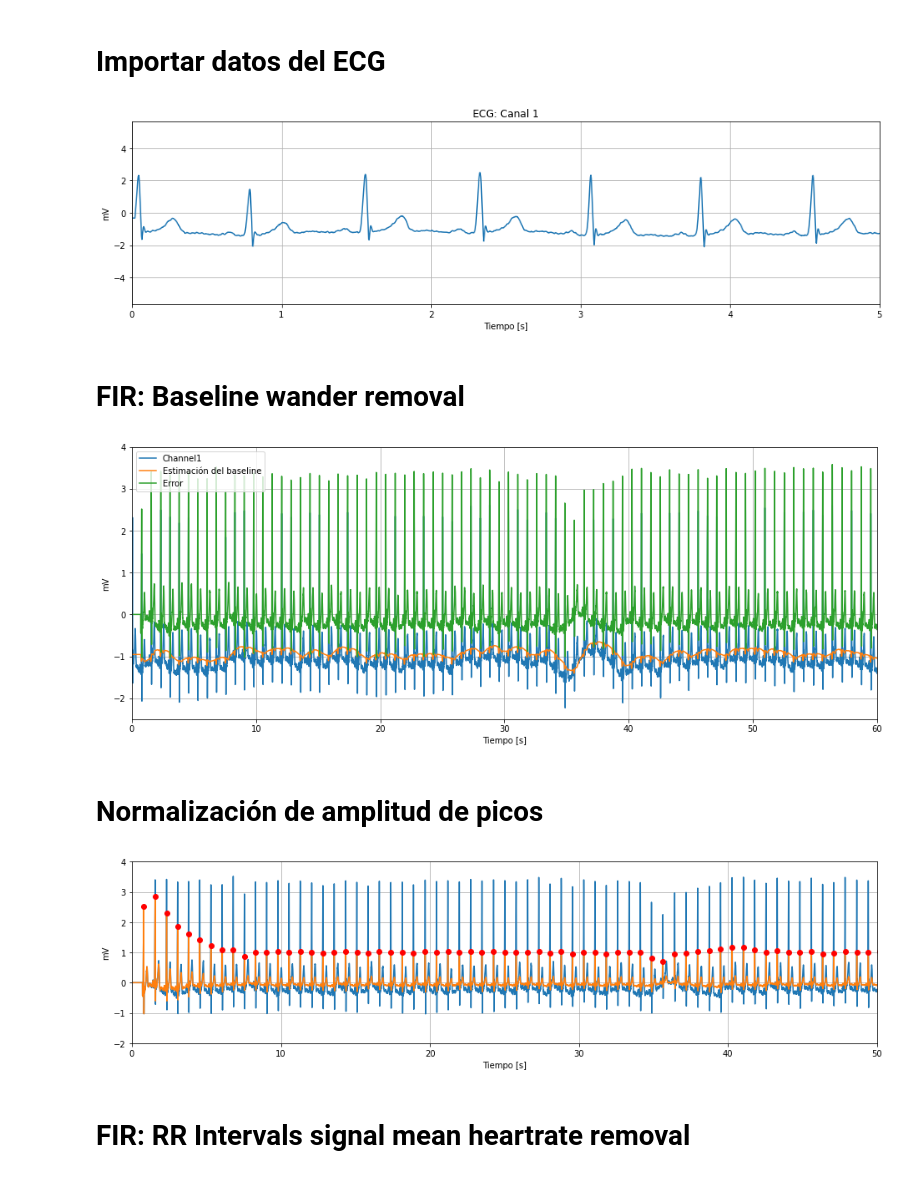
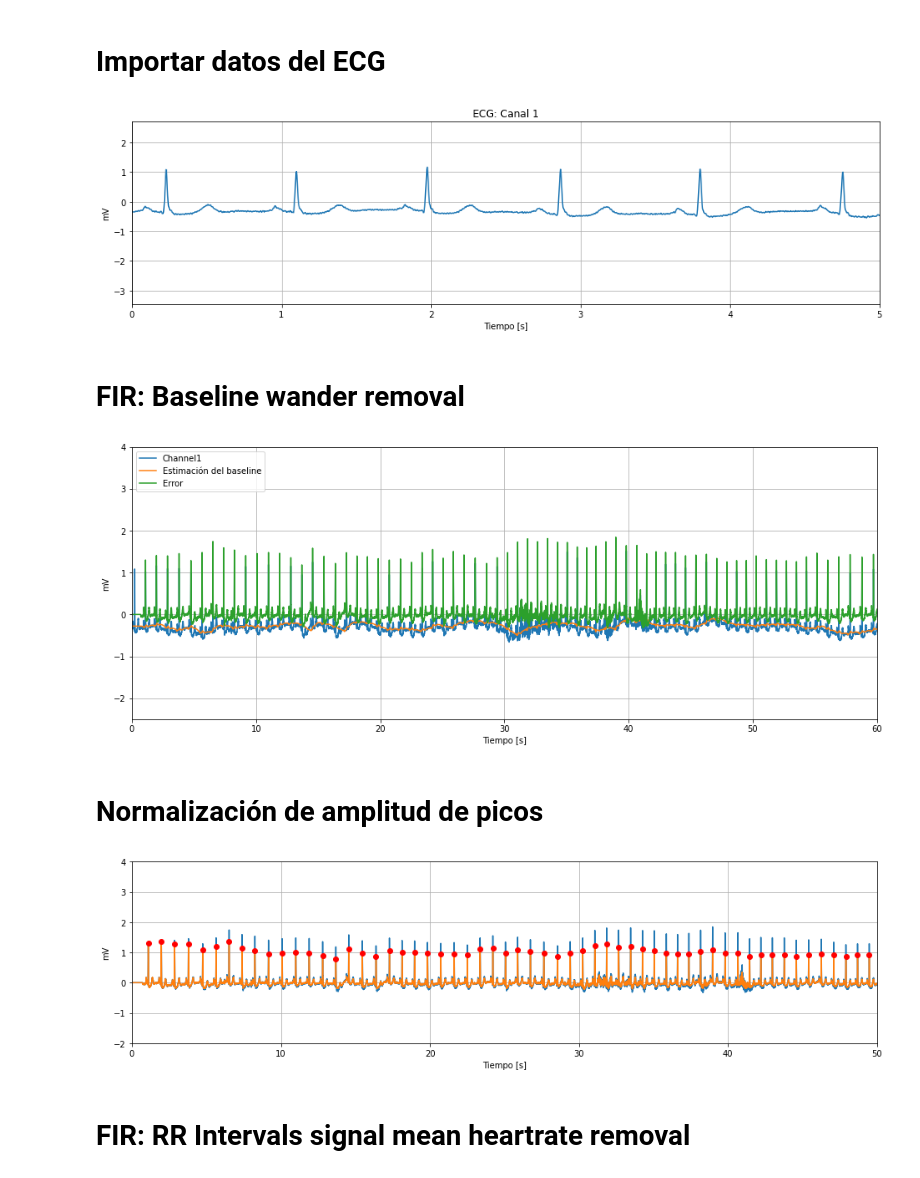
Before and after one commit to mbergerman/Procesamiento-Adaptativo, a Jupyter notebook: Proyecto 2/PASA_P2_G2.ipynb, the cells around one changed output. Saved outputs shown, nothing was run; the diff lists cells and outputs as text; code cells hidden in the pictures.

```diff
--- a/Proyecto 2/PASA_P2_G2.ipynb
+++ b/Proyecto 2/PASA_P2_G2.ipynb
@@ -64,23 +64,23 @@ class real_time_peak_detector():
 # %%
 N = 600000
 
-record, record_data = wfdb.rdsamp('mit-bih-arrhythmia-database-1.0.0/116', sampto=N)
-annotation = wfdb.rdann('mit-bih-arrhythmia-database-1.0.0/116', 'atr', sampto=N)
+record, record_data = wfdb.rdsamp('mit-bih-arrhythmia-database-1.0.0/101', sampto=N)
+annotation = wfdb.rdann('mit-bih-arrhythmia-database-1.0.0/101', 'atr', sampto=N)
 
 fs = record_data['fs']
 channel1 = record[:,0].reshape((N, 1))
 time = np.arange(0, len(channel1)/fs, 1/fs)
 
 plt.figure(figsize=(16, 4))
 plt.plot(time, channel1)
 plt.xlabel('Tiempo [s]')
 plt.ylabel(record_data['units'][0])
 plt.xlim(0, 5)
 plt.title('ECG: Canal 1')
 plt.grid()
 plt.show()
 # %% [output]
-[figure, old version]
+[figure, new version]
 # %% [markdown]
 # FIR: Baseline wander removal
 # %%
@@ -111,7 +111,7 @@ plt.grid()
 plt.legend(loc='upper left')
 plt.show()
 # %% [output]
-[figure, old version]
+[figure, new version]
 # %% [markdown]
 # Normalización de amplitud de picos
 # %%
@@ -148,7 +148,7 @@ plt.ylim(-2, 4)
 plt.grid()
 plt.show()
 # %% [output]
-[figure, old version]
+[figure, new version]
 # %% [markdown]
 # FIR: RR Intervals signal mean heartrate removal
 # %%
```
Also changed, not shown: parts of 6 cells of this notebook, 6 other files.
